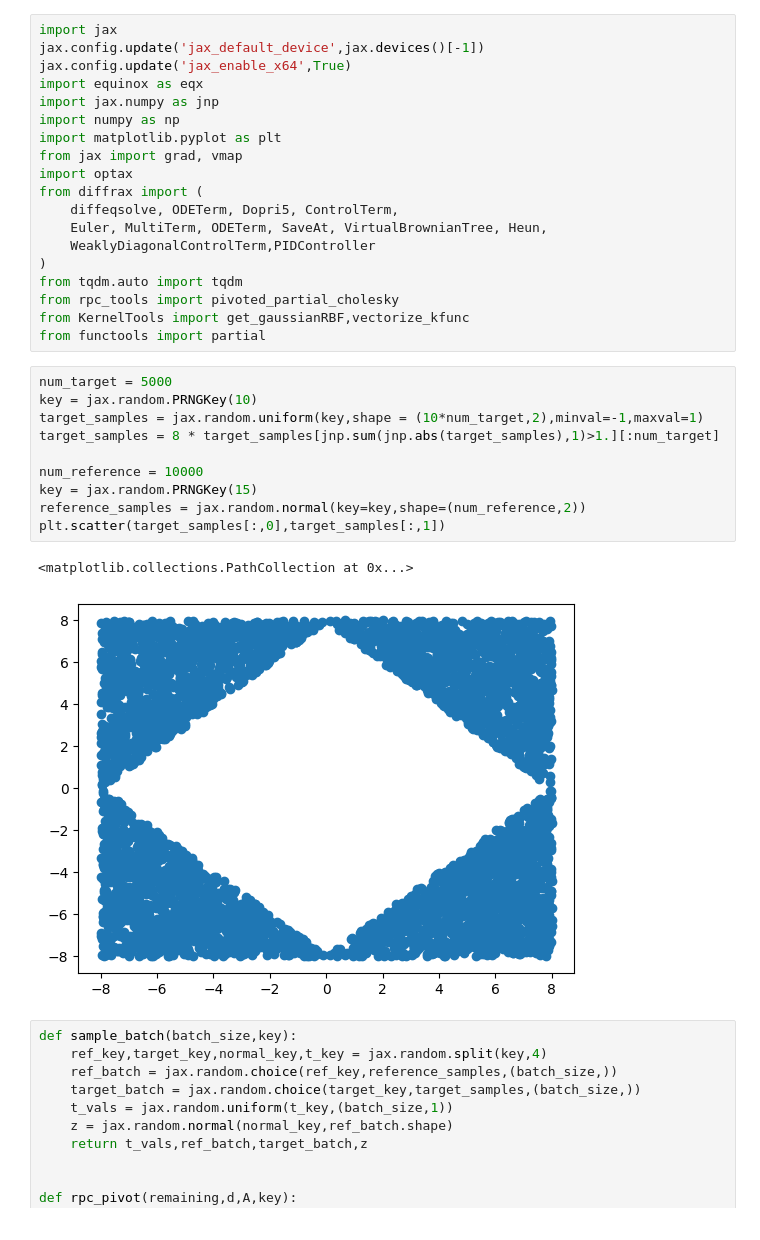
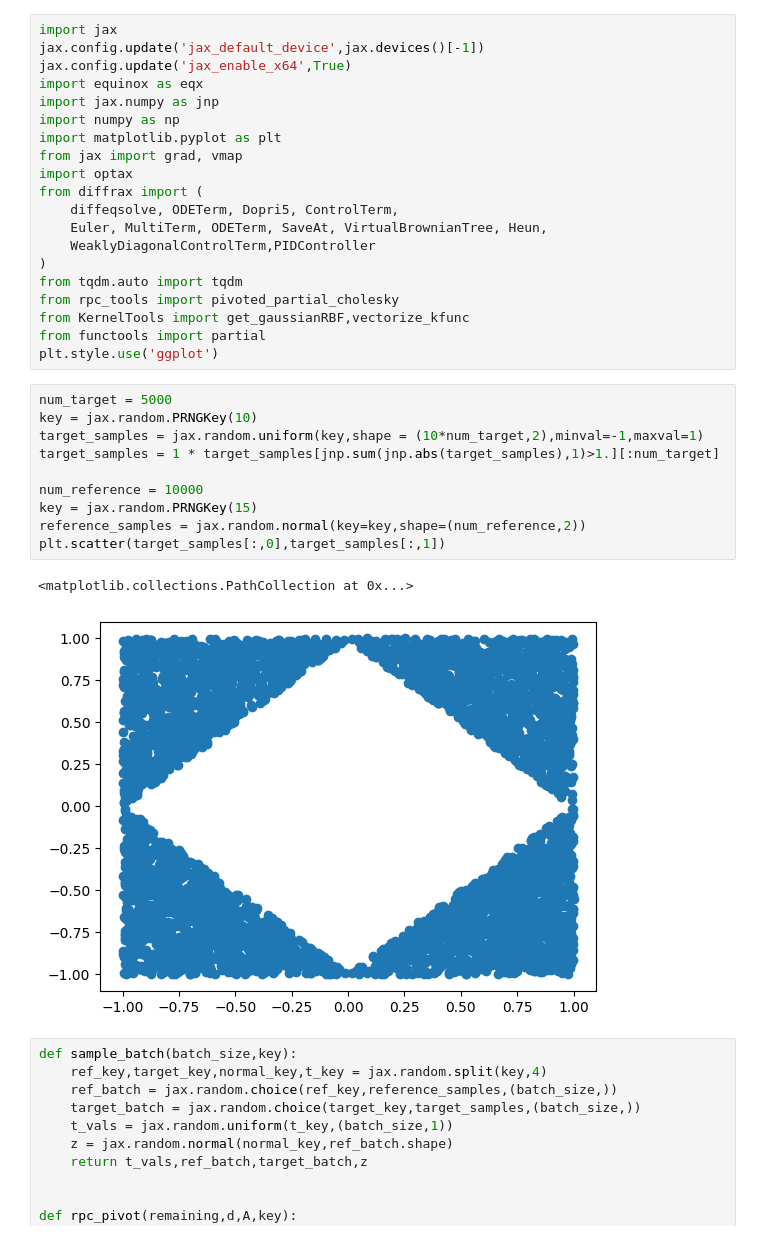
Before and after one commit to AHsu98/StoKAAsticInterpolants, a Jupyter notebook: kernel_code/kernel_transport.ipynb, the cells around one changed output. Drawn from its saved outputs; the diff is of its cells as text.

```diff
--- a/kernel_code/kernel_transport.ipynb
+++ b/kernel_code/kernel_transport.ipynb
@@ -17,19 +17,20 @@ from tqdm.auto import tqdm
 from rpc_tools import pivoted_partial_cholesky
 from KernelTools import get_gaussianRBF,vectorize_kfunc
 from functools import partial
+plt.style.use('ggplot')
 # %%
 num_target = 5000
 key = jax.random.PRNGKey(10)
 target_samples = jax.random.uniform(key,shape = (10*num_target,2),minval=-1,maxval=1)
-target_samples = 8 * target_samples[jnp.sum(jnp.abs(target_samples),1)>1.][:num_target]
+target_samples = 1 * target_samples[jnp.sum(jnp.abs(target_samples),1)>1.][:num_target]
 
 num_reference = 10000
 key = jax.random.PRNGKey(15)
 reference_samples = jax.random.normal(key=key,shape=(num_reference,2))
 plt.scatter(target_samples[:,0],target_samples[:,1])
 # %% [output]
 <matplotlib.collections.PathCollection at 0x...>
-[figure, old version]
+[figure, new version]
 # %%
 def sample_batch(batch_size,key):
     ref_key,target_key,normal_key,t_key = jax.random.split(key,4)
```
Also changed, not shown: parts of 11 cells of this notebook, 4 other files.
